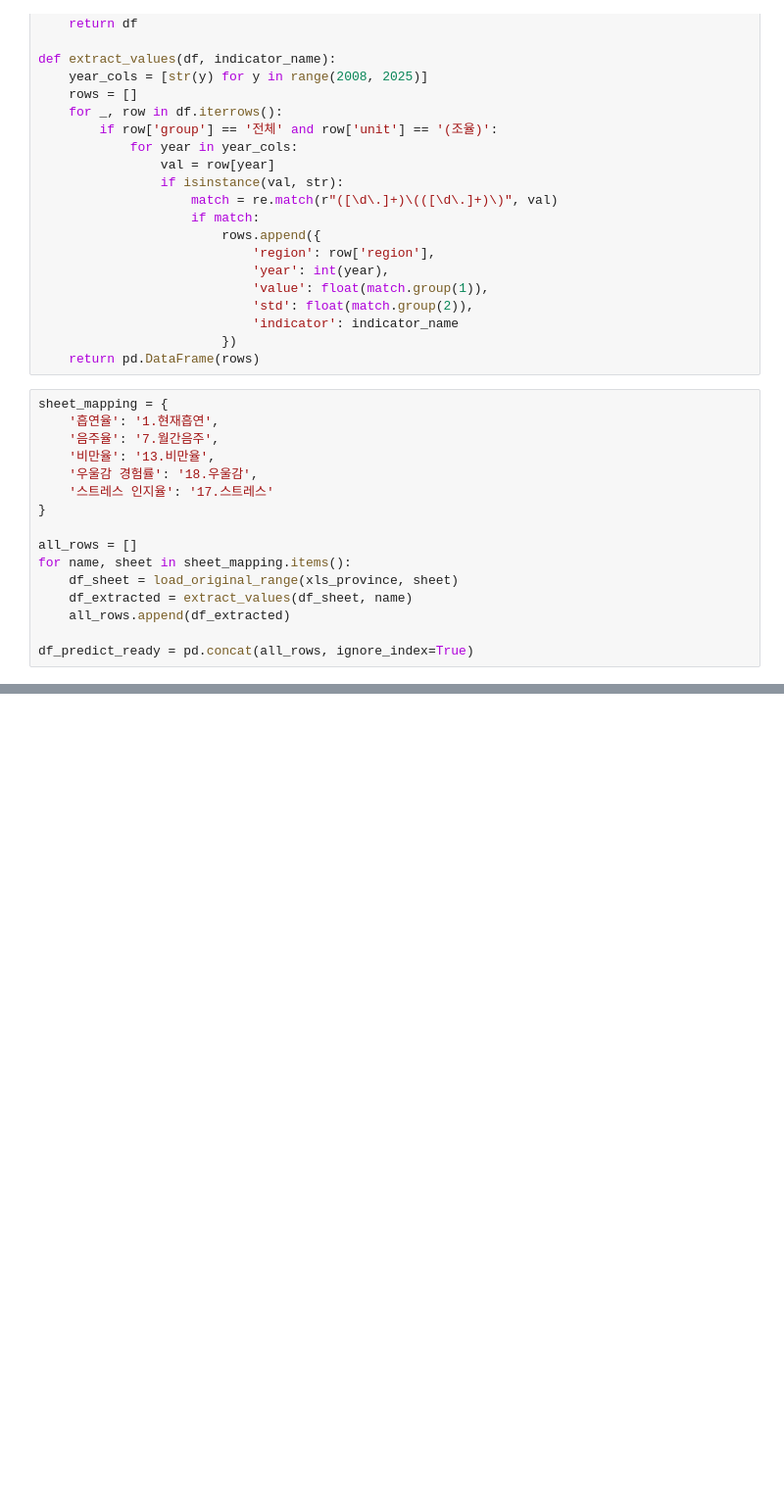
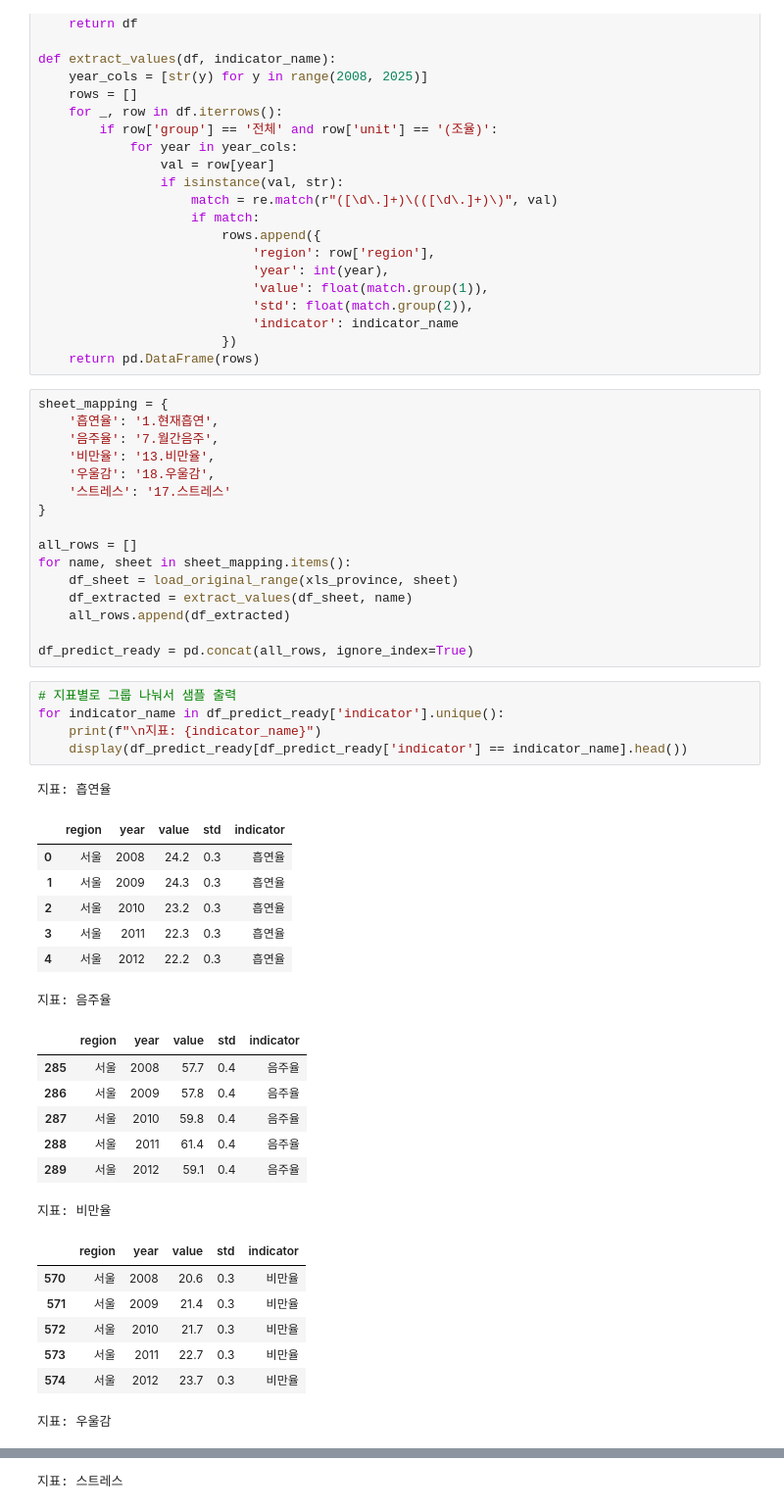
Before and after one commit to SJG0510/ML-Project, a Jupyter notebook: Health.ipynb, the cells around one changed output, grey strips where cells are left out. Shown: that part at 98% size. Saved outputs shown, nothing was run; the diff lists cells and outputs as text; blank space fills up the shorter version.

```diff
--- a/Health.ipynb
+++ b/Health.ipynb
@@ -137,8 +137,8 @@ sheet_mapping = {
     '흡연율': '1.현재흡연',
     '음주율': '7.월간음주',
     '비만율': '13.비만율',
-    '우울감 경험률': '18.우울감',
-    '스트레스 인지율': '17.스트레스'
+    '우울감': '18.우울감',
+    '스트레스': '17.스트레스'
 }
 
 all_rows = []
@@ -148,3 +148,31 @@ for name, sheet in sheet_mapping.items():
     all_rows.append(df_extracted)
 
 df_predict_ready = pd.concat(all_rows, ignore_index=True)
+# %%
+# 지표별로 그룹 나눠서 샘플 출력
+for indicator_name in df_predict_ready['indicator'].unique():
+    print(f"\n지표: {indicator_name}")
+    display(df_predict_ready[df_predict_ready['indicator'] == indicator_name].head())
+# %% [output]
+지표: 흡연율
+|  | region | year | value | std | indicator |
+| 0 | 서울 | 2008 | 24.2 | 0.3 | 흡연율 |
+| 1 | 서울 | 2009 | 24.3 | 0.3 | 흡연율 |
+| 2 | 서울 | 2010 | 23.2 | 0.3 | 흡연율 |
+| 3 | 서울 | 2011 | 22.3 | 0.3 | 흡연율 |
+| 4 | 서울 | 2012 | 22.2 | 0.3 | 흡연율 |
+지표: 음주율
+|  | region | year | value | std | indicator |
+| 285 | 서울 | 2008 | 57.7 | 0.4 | 음주율 |
+| 286 | 서울 | 2009 | 57.8 | 0.4 | 음주율 |
+| 287 | 서울 | 2010 | 59.8 | 0.4 | 음주율 |
+| 288 | 서울 | 2011 | 61.4 | 0.4 | 음주율 |
+| 289 | 서울 | 2012 | 59.1 | 0.4 | 음주율 |
+지표: 비만율
+|  | region | year | value | std | indicator |
+| 570 | 서울 | 2008 | 20.6 | 0.3 | 비만율 |
+| 571 | 서울 | 2009 | 21.4 | 0.3 | 비만율 |
+| 572 | 서울 | 2010 | 21.7 | 0.3 | 비만율 |
+| 573 | 서울 | 2011 | 22.7 | 0.3 | 비만율 |
+| 574 | 서울 | 2012 | 23.7 | 0.3 | 비만율 |
+지표: 우울감
@@ -150,0 +185 @@ df_predict_ready = pd.concat(all_rows, ignore_index=True)
+지표: 스트레스
```
Also changed, not shown: parts of 1 cell of this notebook.
